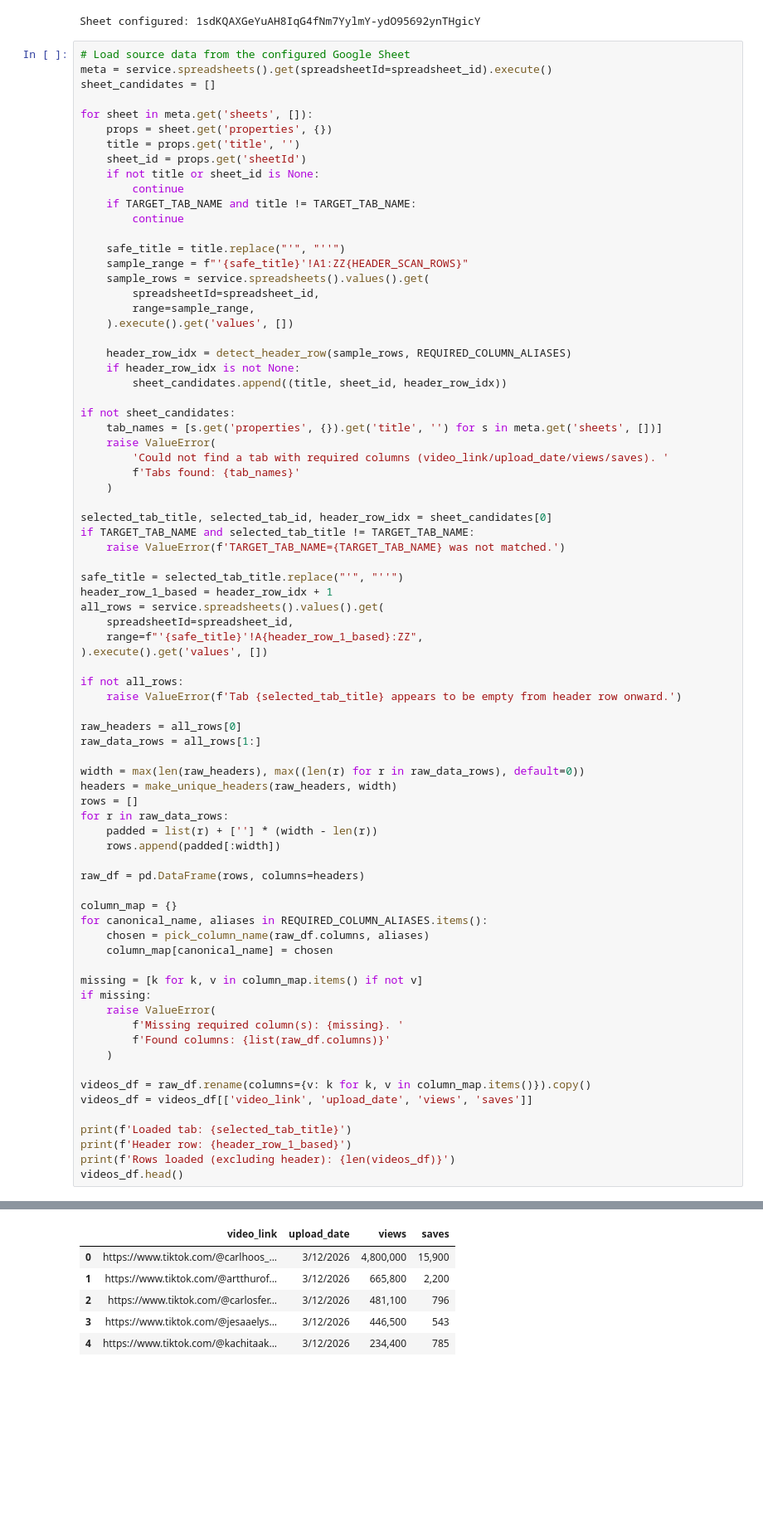
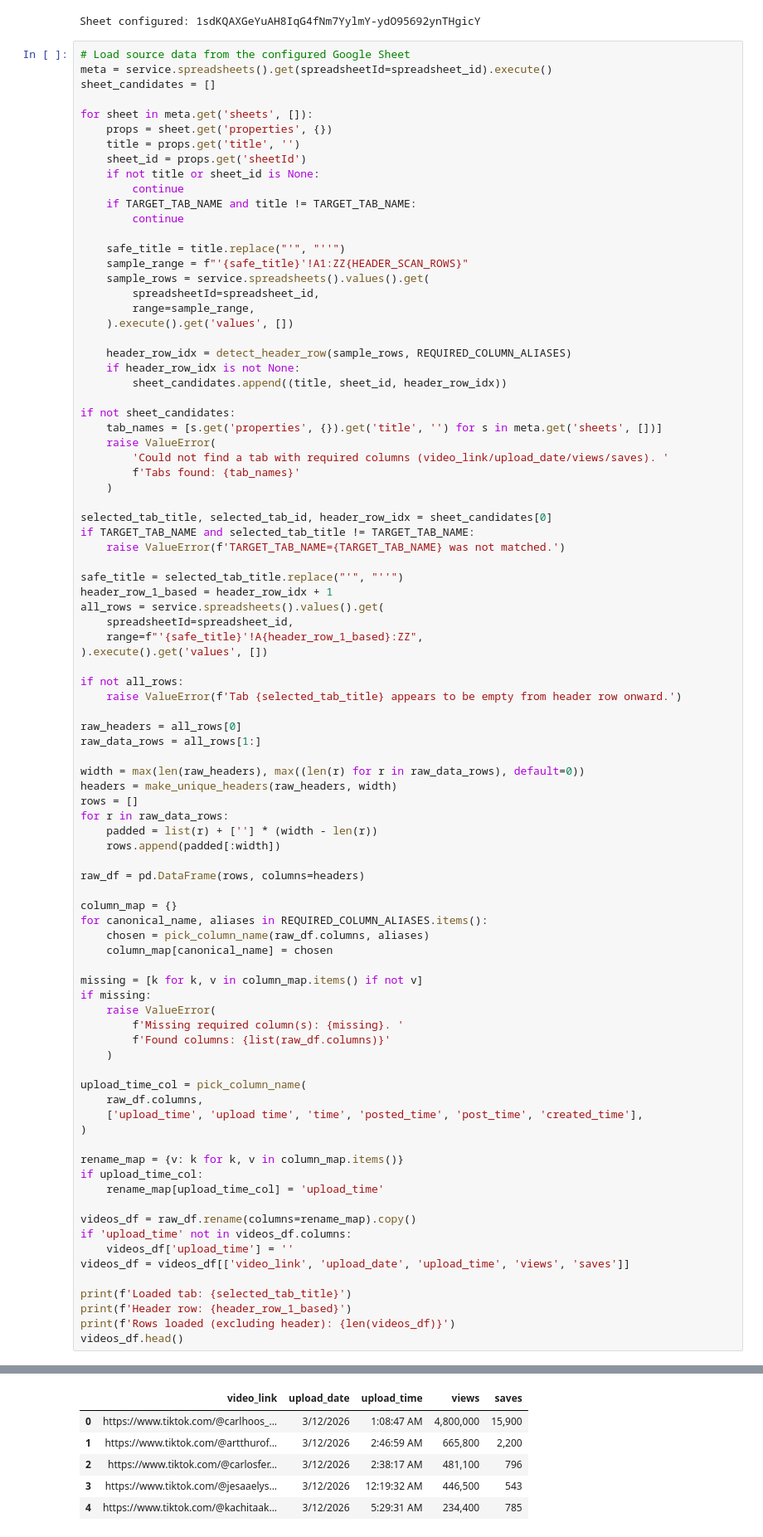
Before and after one commit to alibusinessali07/Tiktok, a Jupyter notebook: check.ipynb, the cells around one changed output, grey strips where cells are left out. Shown at 83% size. Drawn from its saved outputs; the diff is of its cells as text; blank space fills up the shorter version.

```diff
--- a/check.ipynb
+++ b/check.ipynb
@@ -154,41 +154,52 @@ raw_data_rows = all_rows[1:]
 width = max(len(raw_headers), max((len(r) for r in raw_data_rows), default=0))
 headers = make_unique_headers(raw_headers, width)
 rows = []
 for r in raw_data_rows:
     padded = list(r) + [''] * (width - len(r))
     rows.append(padded[:width])
 
 raw_df = pd.DataFrame(rows, columns=headers)
 
 column_map = {}
 for canonical_name, aliases in REQUIRED_COLUMN_ALIASES.items():
     chosen = pick_column_name(raw_df.columns, aliases)
     column_map[canonical_name] = chosen
 
 missing = [k for k, v in column_map.items() if not v]
 if missing:
     raise ValueError(
         f'Missing required column(s): {missing}. '
         f'Found columns: {list(raw_df.columns)}'
     )
 
-videos_df = raw_df.rename(columns={v: k for k, v in column_map.items()}).copy()
-videos_df = videos_df[['video_link', 'upload_date', 'views', 'saves']]
+upload_time_col = pick_column_name(
+    raw_df.columns,
+    ['upload_time', 'upload time', 'time', 'posted_time', 'post_time', 'created_time'],
+)
+
+rename_map = {v: k for k, v in column_map.items()}
+if upload_time_col:
+    rename_map[upload_time_col] = 'upload_time'
+
+videos_df = raw_df.rename(columns=rename_map).copy()
+if 'upload_time' not in videos_df.columns:
+    videos_df['upload_time'] = ''
+videos_df = videos_df[['video_link', 'upload_date', 'upload_time', 'views', 'saves']]
 
 print(f'Loaded tab: {selected_tab_title}')
 print(f'Header row: {header_row_1_based}')
 print(f'Rows loaded (excluding header): {len(videos_df)}')
 videos_df.head()
 # %% [output]
 Loaded tab: Sheet1
 Header row: 1
 Rows loaded (excluding header): 1066
-|  | video_link | upload_date | views | saves |
-| 0 | https://www.tiktok.com/@carlhoos_... | 3/12/2026 | 4,800,000 | 15,900 |
-| 1 | https://www.tiktok.com/@artthurof... | 3/12/2026 | 665,800 | 2,200 |
-| 2 | https://www.tiktok.com/@carlosfer... | 3/12/2026 | 481,100 | 796 |
-| 3 | https://www.tiktok.com/@jesaaelys... | 3/12/2026 | 446,500 | 543 |
-| 4 | https://www.tiktok.com/@kachitaak... | 3/12/2026 | 234,400 | 785 |
+|  | video_link | upload_date | upload_time | views | saves |
+| 0 | https://www.tiktok.com/@carlhoos_... | 3/12/2026 | 1:08:47 AM | 4,800,000 | 15,900 |
+| 1 | https://www.tiktok.com/@artthurof... | 3/12/2026 | 2:46:59 AM | 665,800 | 2,200 |
+| 2 | https://www.tiktok.com/@carlosfer... | 3/12/2026 | 2:38:17 AM | 481,100 | 796 |
+| 3 | https://www.tiktok.com/@jesaaelys... | 3/12/2026 | 12:19:32 AM | 446,500 | 543 |
+| 4 | https://www.tiktok.com/@kachitaak... | 3/12/2026 | 5:29:31 AM | 234,400 | 785 |
 # %%
 # Clean core fields and keep rows needed for analysis
 def to_number(series: pd.Series) -> pd.Series:
```
Also changed, not shown: parts of 3 cells of this notebook, 5 other files.
